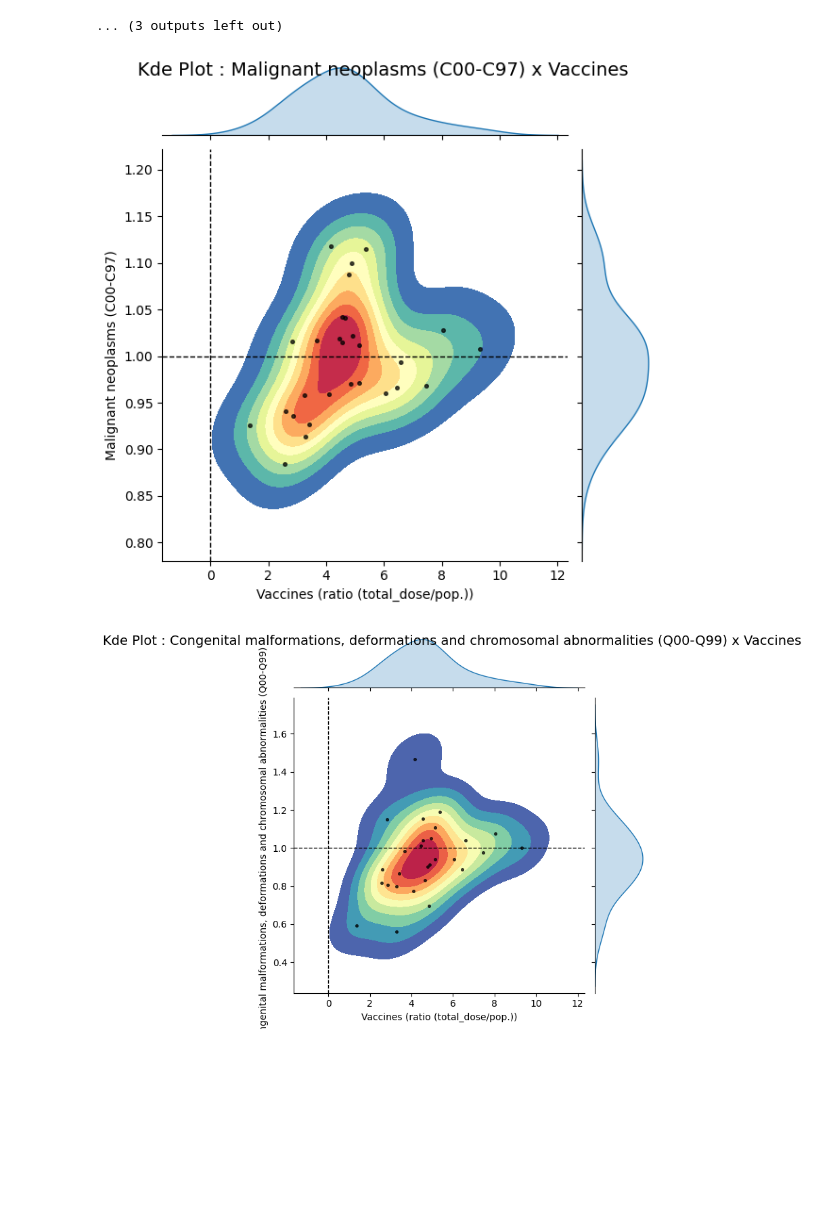
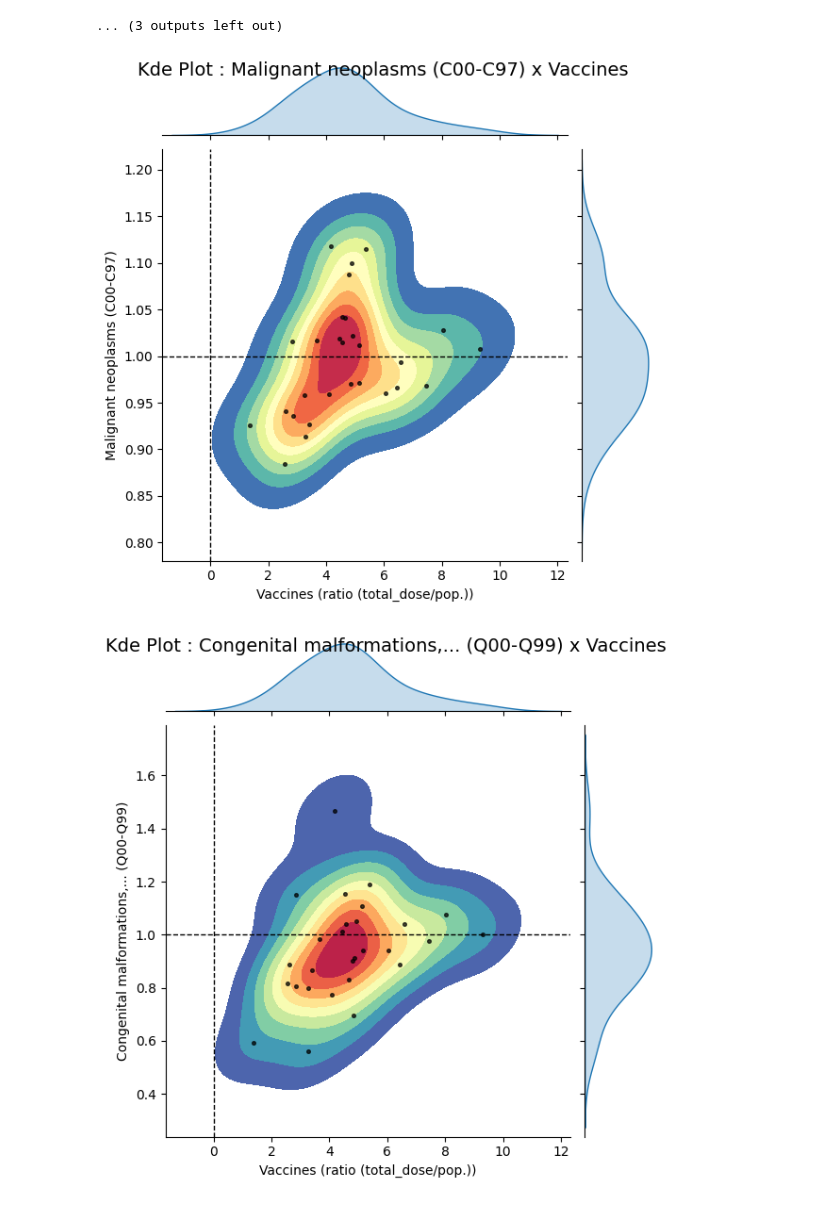
Before and after one commit to jgarza9788/Excess_Mortality_And_Vaccines_In_Europe, a Jupyter notebook: main.ipynb, the cells around one changed output. Cells and saved outputs as stored; diff of their text form; code cells hidden in the pictures; blank space fills up the shorter version.

```diff
--- a/main.ipynb
+++ b/main.ipynb
@@ -1926,0 +2069,17 @@ TB_cod = pd.concat([result[result['Spearman_Rank'] <= -0.3],result[result['Spear
+# %%
+title = 'Line Chart - Cause of Death x Spearmans Rank'
+display(MD(f'### {title}'))
+
+temp = result.copy()
+temp = temp.sort_values(by='Spearman_Rank', ascending=True)
+temp = temp.sort_values(by='year', ascending=True)
+
+fig = px.line(
+    temp,
+    x='year',
+    y='Spearman_Rank',
+    color='cause_of_death',
+    height=750 ,
+    title=title
+    )
+fig.update_layout(template="plotly_dark")
@@ -2138,34 +2299,39 @@ for c in codlist:
         data=temp[temp['filter_x'] == c],
         x="value",
         y=2022,
         kind="kde",
         fill=True,
         cmap=heatmapCM
     )
 
     # Add scatter points on top
     g.ax_joint.scatter(
         temp[temp['filter_x'] == c]["value"],
         temp[temp['filter_x'] == c][2022],
         color="black",
         alpha=0.7,
         s=7
     )
 
-    g.set_axis_labels( "Vaccines (ratio (total_dose/pop.))",c)
+    min_c = c
+    if len(min_c) >= 50:
+        min_c = min_c[0:25] + '...' + min_c[-10::]
 
-    g.figure.suptitle(f"Kde Plot : {c} x Vaccines", fontsize=14)
+
+    g.set_axis_labels( "Vaccines (ratio (total_dose/pop.))",min_c)
+
+    g.figure.suptitle(f"Kde Plot : {min_c} x Vaccines", fontsize=14)
 
     # Add a title
     # plt.title("<-- hypothetical 0 vaccines", fontsize=10,x=0.34,y=0.25)
 
     # Add vertical and horizontal lines
     plt.axvline(x=0.0, color='black', linestyle='--', linewidth=1)  # Vertical line at x=20
     plt.axhline(y=1.0, color='black', linestyle='--', linewidth=1)  # Horizontal line at y=3
 
     # display(vdravg)
     plt.show()
 # %% [output]
 [figure]
-[figure, old version]
+[figure, new version]
 [figure]
```
Also changed, not shown: parts of 10 cells of this notebook, 2 other files.
